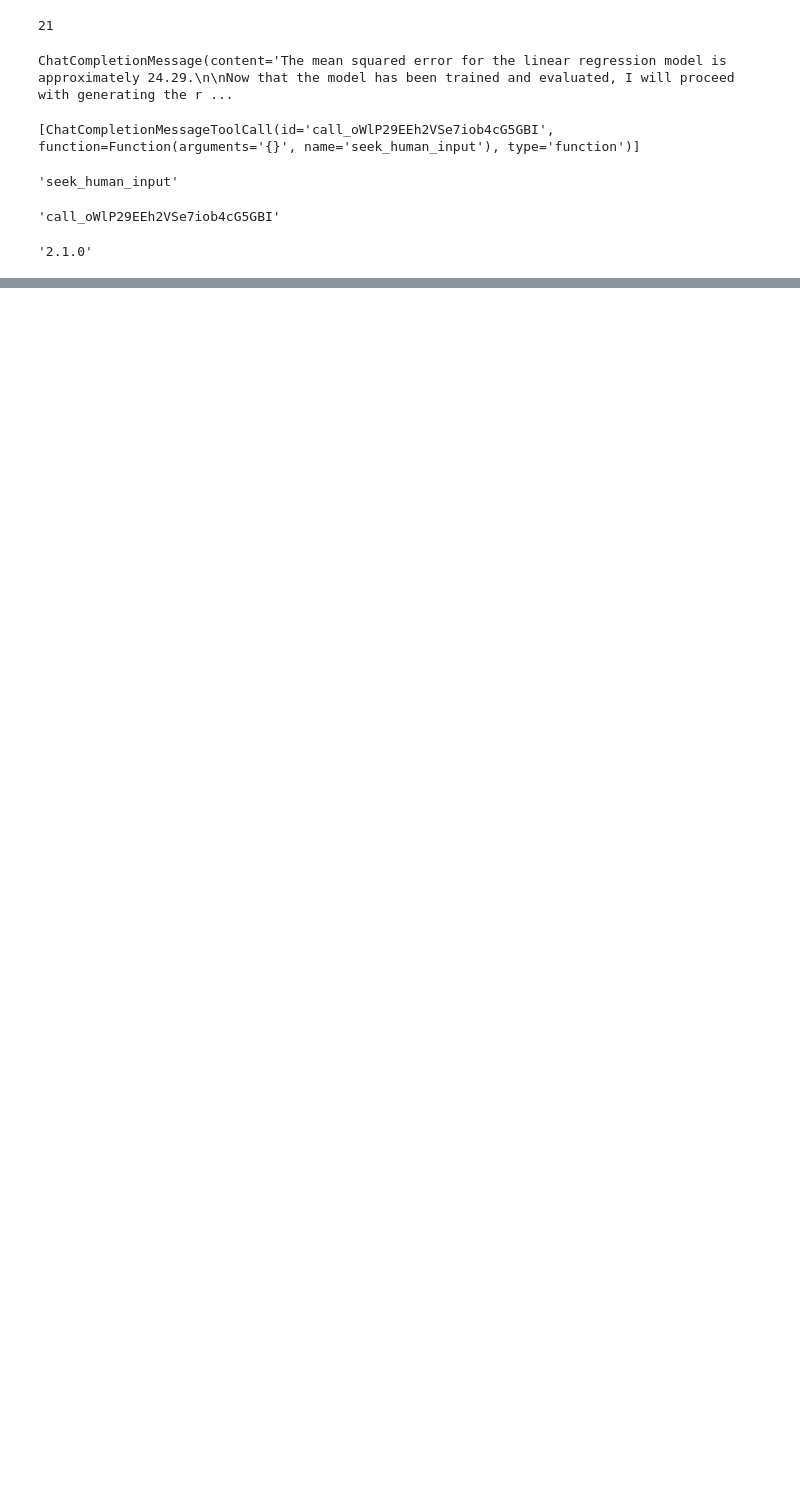
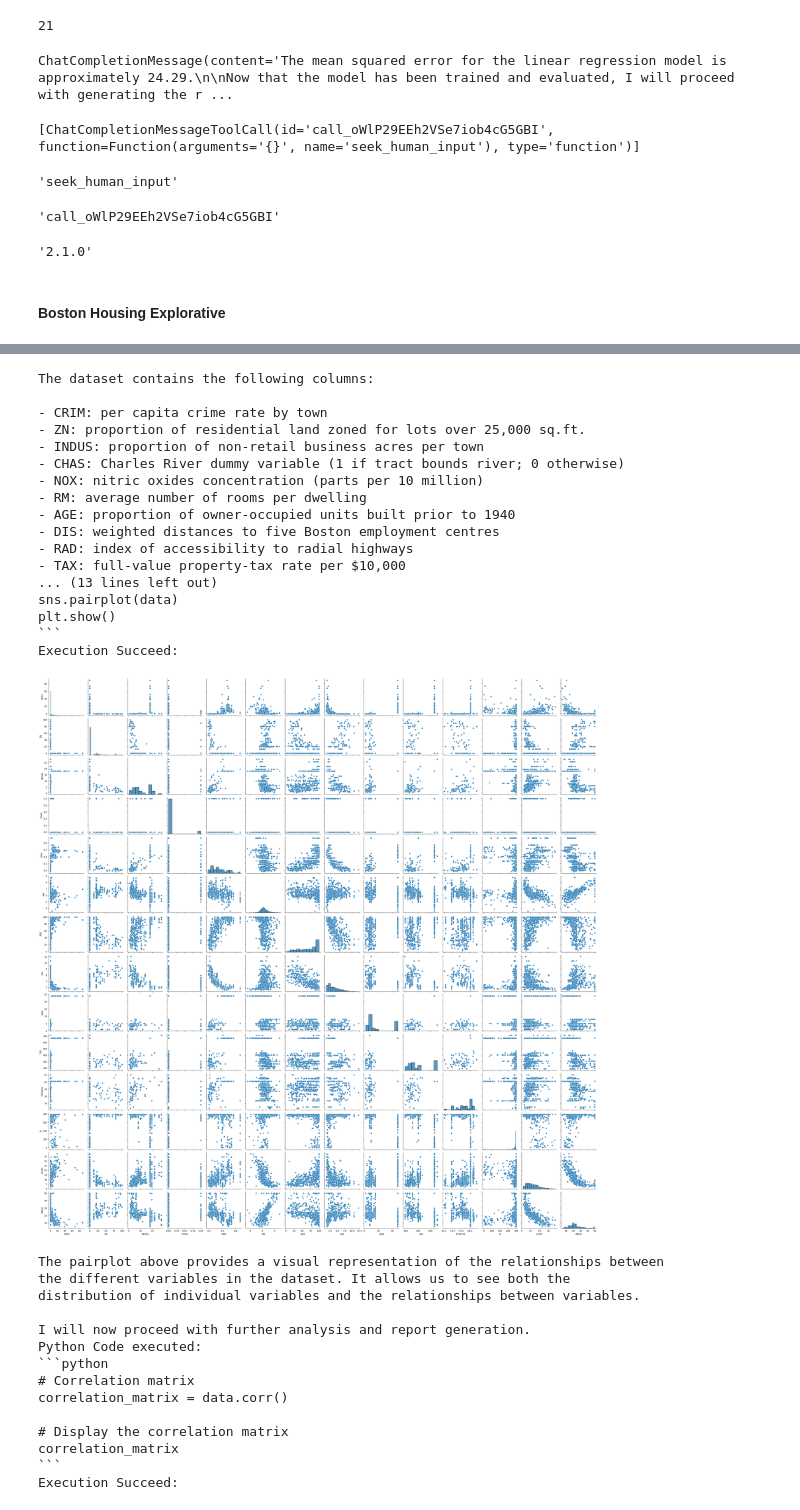
Before and after one commit to Animadversio/GPT-Auto-Data-Analytics, a Jupyter notebook: notebooks/tool_use_data_analysis.ipynb, the cells around one changed output, grey strips where cells are left out. Drawn from its saved outputs; the diff is of its cells as text; code cells hidden in the pictures; blank space fills up the shorter version.

````diff
--- a/notebooks/tool_use_data_analysis.ipynb
+++ b/notebooks/tool_use_data_analysis.ipynb
@@ -1165,3 +1161,21 @@ import torch
 torch.__version__
 # %% [output]
 '2.1.0'
+# %% [markdown]
+#### Boston Housing Explorative
+# %%
+table_descriptions = """
+Context
+Understanding how the world's economies are doing, especially the trends in World GDP Growth, is crucial for decision-makers, economists, and researchers. This dataset covers the years 1980 to 2024 and gives a complete picture of how the GDP of different countries has been growing. The main goal is to break down the information using specific indicators for each country, providing useful insights into the various factors that influence the global economy.
+Content
+In this dataset, you'll find important information like the name of the country, the type of indicator, and the average yearly growth of their economy from 1980 to 2024. This treasure trove of data makes it easy for researchers to do in-depth studies and find connections between different factors. By exploring how country-specific indicators relate to the growth of their economies, we can draw valuable conclusions about the complicated world of global economics throughout the years.
+Dataset Structure:
+This dataset (world_gdp_data.csv) covering from 1980 to 2024 consists of the following columns:
+"""
+column_descriptions = ""
+task_objective = f"Please use this data to perform explorative data analysis and find the relationship in the data. Use the description to help interpret the relationship and form a report."
+cvspath = "/Users/binxuwang/Github/GPT-Auto-Data-Analytics/table_data/world_gdp_data.csv"
+messages = tool_chat_loop_2(f"Load the data from {csvpath}. "\
+                            f"Here is a table description {table_descriptions}. and the column desctiption {column_descriptions}"\
+                            f"{task_objective}", MAX_ROUND=10)
+# %% [output]
@@ -1167,0 +1198,32 @@ torch.__version__
+The dataset contains the following columns:
+
+- CRIM: per capita crime rate by town
+- ZN: proportion of residential land zoned for lots over 25,000 sq.ft.
+- INDUS: proportion of non-retail business acres per town
+- CHAS: Charles River dummy variable (1 if tract bounds river; 0 otherwise)
+- NOX: nitric oxides concentration (parts per 10 million)
+- RM: average number of rooms per dwelling
+- AGE: proportion of owner-occupied units built prior to 1940
+- DIS: weighted distances to five Boston employment centres
+- RAD: index of accessibility to radial highways
+- TAX: full-value property-tax rate per $10,000
+... (13 lines left out)
+sns.pairplot(data)
+plt.show()
+```
+Execution Succeed:
+[figure, added]
+The pairplot above provides a visual representation of the relationships between
+the different variables in the dataset. It allows us to see both the
+distribution of individual variables and the relationships between variables.
+
+I will now proceed with further analysis and report generation.
+Python Code executed:
+```python
+# Correlation matrix
+correlation_matrix = data.corr()
+
+# Display the correlation matrix
+correlation_matrix
+```
+Execution Succeed:
````
Also changed, not shown: parts of 3 cells of this notebook.
